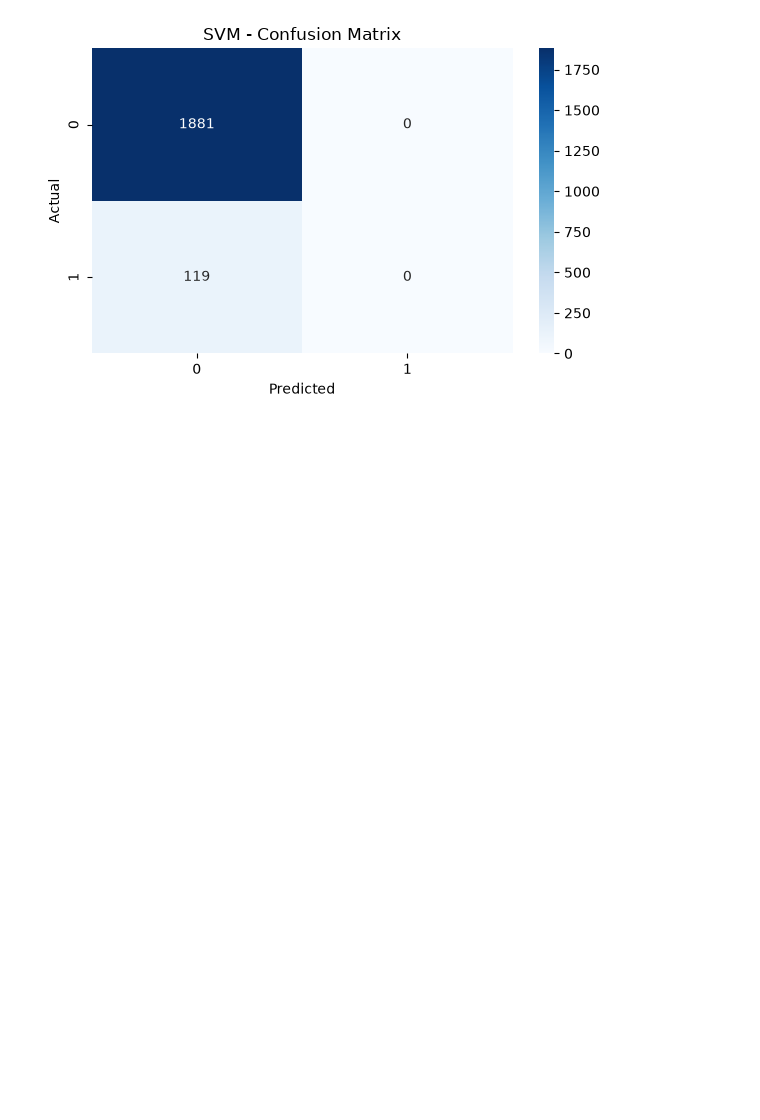
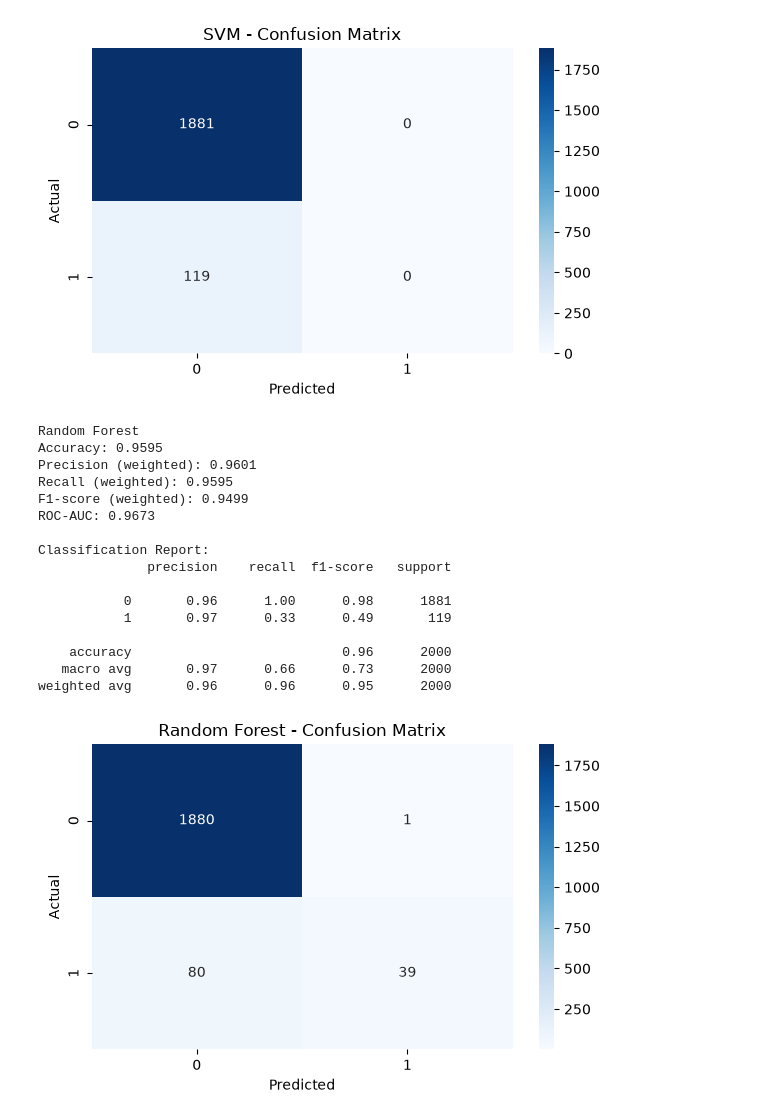
Before and after one commit to Tej876/Stock-Market-Prediction, a Jupyter notebook: Notebook/Classification.ipynb, the cells around one changed output. Saved outputs shown, nothing was run; the diff lists cells and outputs as text; code cells hidden in the pictures; blank space fills up the shorter version.

Commit message:
Implement Random Forest Classification algorithm

```diff
--- a/Notebook/Classification.ipynb
+++ b/Notebook/Classification.ipynb
@@ -313,3 +313,31 @@ Classification Report:
    macro avg       0.47      0.50      0.48      2000
 weighted avg       0.88      0.94      0.91      2000
 [figure]
+# %%
+# 6. Random Forest
+rf_model = evaluate_model(
+    "Random Forest",
+    RandomForestClassifier(
+        n_estimators=100,
+        random_state=42,
+        n_jobs=-1
+    )
+)
+# %% [output]
+Random Forest
+Accuracy: 0.9595
+Precision (weighted): 0.9601
+Recall (weighted): 0.9595
+F1-score (weighted): 0.9499
+ROC-AUC: 0.9673
+
+Classification Report:
+              precision    recall  f1-score   support
+
+           0       0.96      1.00      0.98      1881
+           1       0.97      0.33      0.49       119
+
+    accuracy                           0.96      2000
+   macro avg       0.97      0.66      0.73      2000
+weighted avg       0.96      0.96      0.95      2000
+[figure, added]
```
